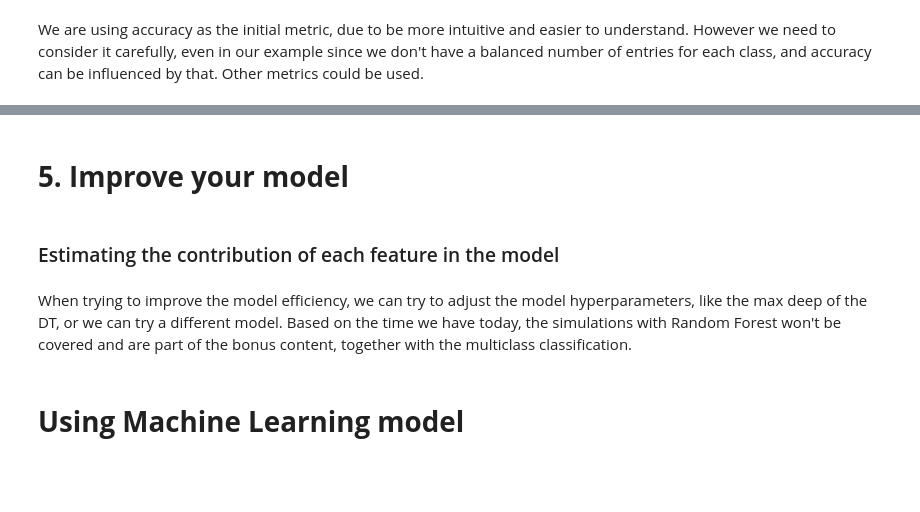
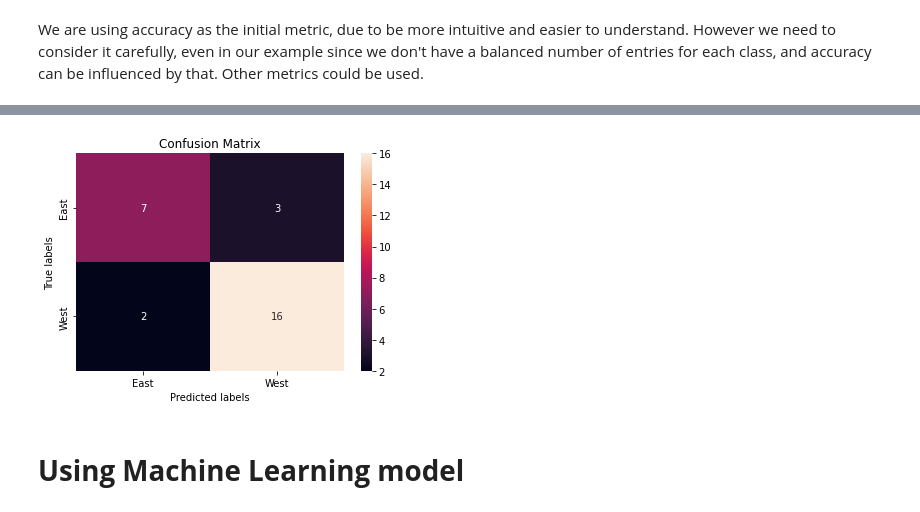
Before and after one commit to correaflavio/cl2022, a Jupyter notebook: devwks_1391/DEVWKS_1391_Build_your_first_ML_Location_Example.ipynb, the cells around one changed output, grey strips where cells are left out. Cells and saved outputs as stored; diff of their text form; code cells hidden in the pictures; blank space fills up the shorter version.

```diff
--- a/devwks_1391/DEVWKS_1391_Build_your_first_ML_Location_Example.ipynb
+++ b/devwks_1391/DEVWKS_1391_Build_your_first_ML_Location_Example.ipynb
@@ -863,4 +849,0 @@ sns.heatmap(cf_matrix, annot=labels, fmt='', cmap='Blues')
-# %% [markdown]
-# **5. Improve your model**
-# %% [markdown]
-### Estimating the contribution of each feature in the model
@@ -870,5 +850,22 @@ plt.barh(features, model_dt.feature_importances_)
-# %% [markdown]
-When trying to improve the model efficiency, we can try to adjust the model hyperparameters, like the max deep of the DT, or we can try a different model. Based on the time we have today, the simulations with Random Forest won't be covered and are part of the bonus content, together with the multiclass classification.
+# %%
+#Let's plot the confusion matrix to better understand the results of our model
+
+import seaborn as sns
+import matplotlib.pyplot as plt
+from sklearn.metrics import confusion_matrix
+
+cm_dt = confusion_matrix(y_test, y_pred_dt)
+cf_matrix = cm_dt
+
+ax= plt.subplot()
+sns.heatmap(cf_matrix, annot=True, fmt='g', ax=ax);  #annot=True to annotate cells, ftm='g' to disable scientific notation
+
+# labels, title and ticks
+ax.set_xlabel('Predicted labels');ax.set_ylabel('True labels');
+ax.set_title('Confusion Matrix');
+ax.xaxis.set_ticklabels(['East', 'West']); ax.yaxis.set_ticklabels(['East', 'West']);
+# %% [output]
+[figure, added]
 # %% [markdown]
 # **Using Machine Learning model**
 # %% [markdown]
```
Also changed, not shown: parts of 90 cells of this notebook, 1 other file.
